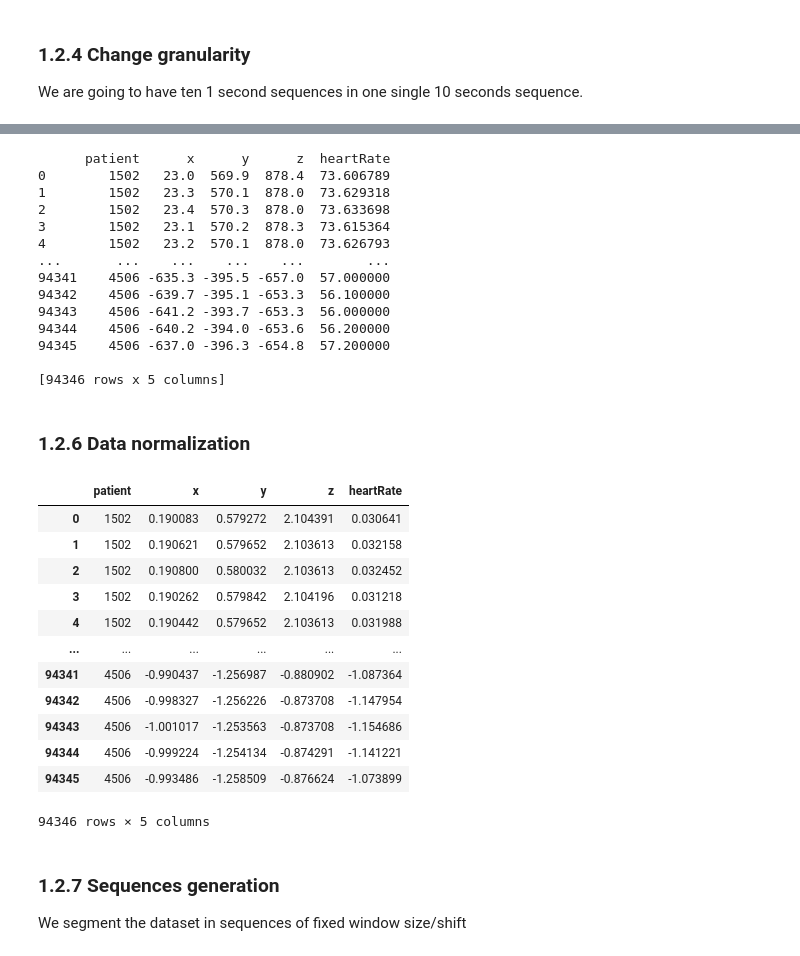
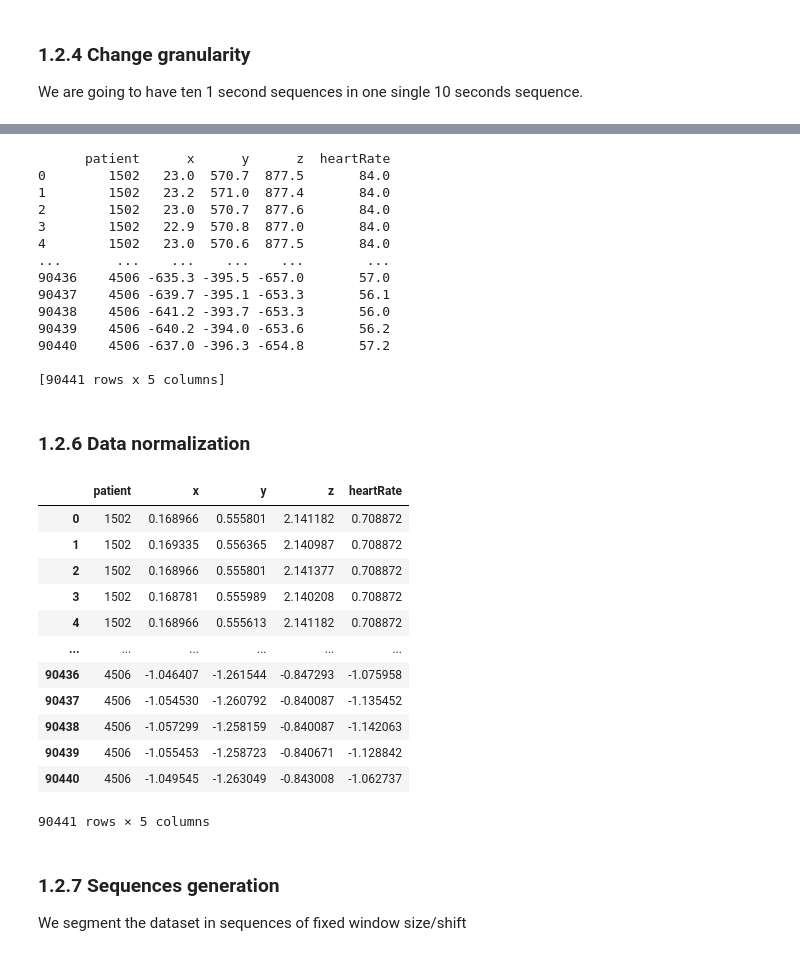
Before and after one commit to alfredoaloi/deep-learning-project, a Jupyter notebook: task_2.ipynb, the cells around one changed output, grey strips where cells are left out. Saved outputs shown, nothing was run; the diff lists cells and outputs as text; code cells hidden in the pictures.

```diff
--- a/task_2.ipynb
+++ b/task_2.ipynb
@@ -165,6 +166,8 @@ plt.rcParams['figure.figsize'] = plt.rcParamsDefault['figure.figsize']
 # %% [output]
 [figure]
 [figure]
+# %%
+data_after_clean = data_after_drop.drop(data_after_drop[data_after_drop.heartRate == -1].index)
 # %% [markdown]
 ### 1.2.4 Change granularity
 
@@ -172,8 +175,8 @@ We are going to have ten 1 second sequences in one single 10 seconds sequence.
 # %%
 data_after_shrink = pd.DataFrame(columns=['patient', 'x', 'y', 'z', 'heartRate'])
 
-for patient in data_after_drop.patient.unique():
-    rows = data_after_drop.loc[data_after_drop.patient == patient]
+for patient in data_after_clean.patient.unique():
+    rows = data_after_clean.loc[data_after_clean.patient == patient]
     for i in range(10, len(rows), 10):
         elements = rows[i - 10:i]
         temp = pd.DataFrame(
@@ -282,68 +203,68 @@ mean_absolute_error:    9.413914680480957
 # %%
-# hr_column = pd.DataFrame(columns=['heartRate'])
-# preds = []
+# data_after_hr = pd.DataFrame(data_after_shrink, columns=['patient', 'x', 'y', 'z', 'heartRate'])
+data_after_hr = data_after_shrink.drop(data_after_shrink[data_after_shrink.heartRate == -1].index)
 
-data_after_hr = pd.DataFrame(data_after_shrink, columns=['patient', 'x', 'y', 'z', 'heartRate'])
-
-for i in range(len(data_after_shrink.heartRate)):
-    if data_after_shrink.heartRate[i] == -1:
-        coords = data_after_shrink.iloc[i].drop(labels=['heartRate', 'patient']).to_numpy()
-        coords = np.asarray(coords).astype(np.float32)
-        coords = np.reshape(coords, (1, features[0].shape[0]))
-        coords = scaler.transform(coords)
-        pred = model.predict(coords)
-        data_after_hr.at[i, 'heartRate'] = pred
+# for i in range(len(data_after_shrink.heartRate)):
+#     if data_after_shrink.heartRate[i] == -1:
+        # coords = data_after_shrink.iloc[i].drop(labels=['heartRate', 'patient']).to_numpy()
+        # coords = np.asarray(coords).astype(np.float32)
+        # coords = np.reshape(coords, (1, features[0].shape[0]))
+        # coords = scaler.transform(coords)
+        # pred = model.predict(coords)
+        # data_after_hr.at[i, 'heartRate'] = pred
 
 print(data_after_hr)
 # %% [output]
       patient      x      y      z  heartRate
-0        1502   23.0  569.9  878.4  73.606789
-1        1502   23.3  570.1  878.0  73.629318
-2        1502   23.4  570.3  878.0  73.633698
-3        1502   23.1  570.2  878.3  73.615364
-4        1502   23.2  570.1  878.0  73.626793
+0        1502   23.0  570.7  877.5       84.0
+1        1502   23.2  571.0  877.4       84.0
+2        1502   23.0  570.7  877.6       84.0
+3        1502   22.9  570.8  877.0       84.0
+4        1502   23.0  570.6  877.5       84.0
 ...       ...    ...    ...    ...        ...
-94341    4506 -635.3 -395.5 -657.0  57.000000
-94342    4506 -639.7 -395.1 -653.3  56.100000
-94343    4506 -641.2 -393.7 -653.3  56.000000
-94344    4506 -640.2 -394.0 -653.6  56.200000
-94345    4506 -637.0 -396.3 -654.8  57.200000
+90436    4506 -635.3 -395.5 -657.0       57.0
+90437    4506 -639.7 -395.1 -653.3       56.1
+90438    4506 -641.2 -393.7 -653.3       56.0
+90439    4506 -640.2 -394.0 -653.6       56.2
+90440    4506 -637.0 -396.3 -654.8       57.2
 
-[94346 rows x 5 columns]
+[90441 rows x 5 columns]
 # %% [markdown]
 ### 1.2.6 Data normalization
 # %%
+data_after_normalization = data_after_hr
+
 x_scaler = StandardScaler()
 x_scaler.fit(np.reshape(data_after_hr.x.to_numpy(), (-1, 1)))
 data_after_hr.x = x_scaler.transform(np.reshape(data_after_hr.x.to_numpy(), (-1, 1)))
 
 y_scaler = StandardScaler()
 y_scaler.fit(np.reshape(data_after_hr.y.to_numpy(), (-1, 1)))
 data_after_hr.y = y_scaler.transform(np.reshape(data_after_hr.y.to_numpy(), (-1, 1)))
 
 z_scaler = StandardScaler()
 z_scaler.fit(np.reshape(data_after_hr.z.to_numpy(), (-1, 1)))
 data_after_hr.z = z_scaler.transform(np.reshape(data_after_hr.z.to_numpy(), (-1, 1)))
 
 heart_rate_scaler = StandardScaler()
 heart_rate_scaler.fit(np.reshape(data_after_hr.heartRate.to_numpy(), (-1, 1)))
 data_after_hr.heartRate = heart_rate_scaler.transform(np.reshape(data_after_hr.heartRate.to_numpy(), (-1, 1)))
 
-data_after_hr
+data_after_normalization
 # %% [output]
 |  | patient | x | y | z | heartRate |
-| 0 | 1502 | 0.190083 | 0.579272 | 2.104391 | 0.030641 |
-| 1 | 1502 | 0.190621 | 0.579652 | 2.103613 | 0.032158 |
-| 2 | 1502 | 0.190800 | 0.580032 | 2.103613 | 0.032452 |
-| 3 | 1502 | 0.190262 | 0.579842 | 2.104196 | 0.031218 |
-| 4 | 1502 | 0.190442 | 0.579652 | 2.103613 | 0.031988 |
+| 0 | 1502 | 0.168966 | 0.555801 | 2.141182 | 0.708872 |
+| 1 | 1502 | 0.169335 | 0.556365 | 2.140987 | 0.708872 |
+| 2 | 1502 | 0.168966 | 0.555801 | 2.141377 | 0.708872 |
+| 3 | 1502 | 0.168781 | 0.555989 | 2.140208 | 0.708872 |
+| 4 | 1502 | 0.168966 | 0.555613 | 2.141182 | 0.708872 |
 | ... | ... | ... | ... | ... | ... |
-| 94341 | 4506 | -0.990437 | -1.256987 | -0.880902 | -1.087364 |
-| 94342 | 4506 | -0.998327 | -1.256226 | -0.873708 | -1.147954 |
-| 94343 | 4506 | -1.001017 | -1.253563 | -0.873708 | -1.154686 |
-| 94344 | 4506 | -0.999224 | -1.254134 | -0.874291 | -1.141221 |
-| 94345 | 4506 | -0.993486 | -1.258509 | -0.876624 | -1.073899 |
+| 90436 | 4506 | -1.046407 | -1.261544 | -0.847293 | -1.075958 |
+| 90437 | 4506 | -1.054530 | -1.260792 | -0.840087 | -1.135452 |
+| 90438 | 4506 | -1.057299 | -1.258159 | -0.840087 | -1.142063 |
+| 90439 | 4506 | -1.055453 | -1.258723 | -0.840671 | -1.128842 |
+| 90440 | 4506 | -1.049545 | -1.263049 | -0.843008 | -1.062737 |
-94346 rows × 5 columns
+90441 rows × 5 columns
 # %% [markdown]
 ### 1.2.7 Sequences generation
 
```
Also changed, not shown: parts of 15 cells of this notebook, 4 other files.
